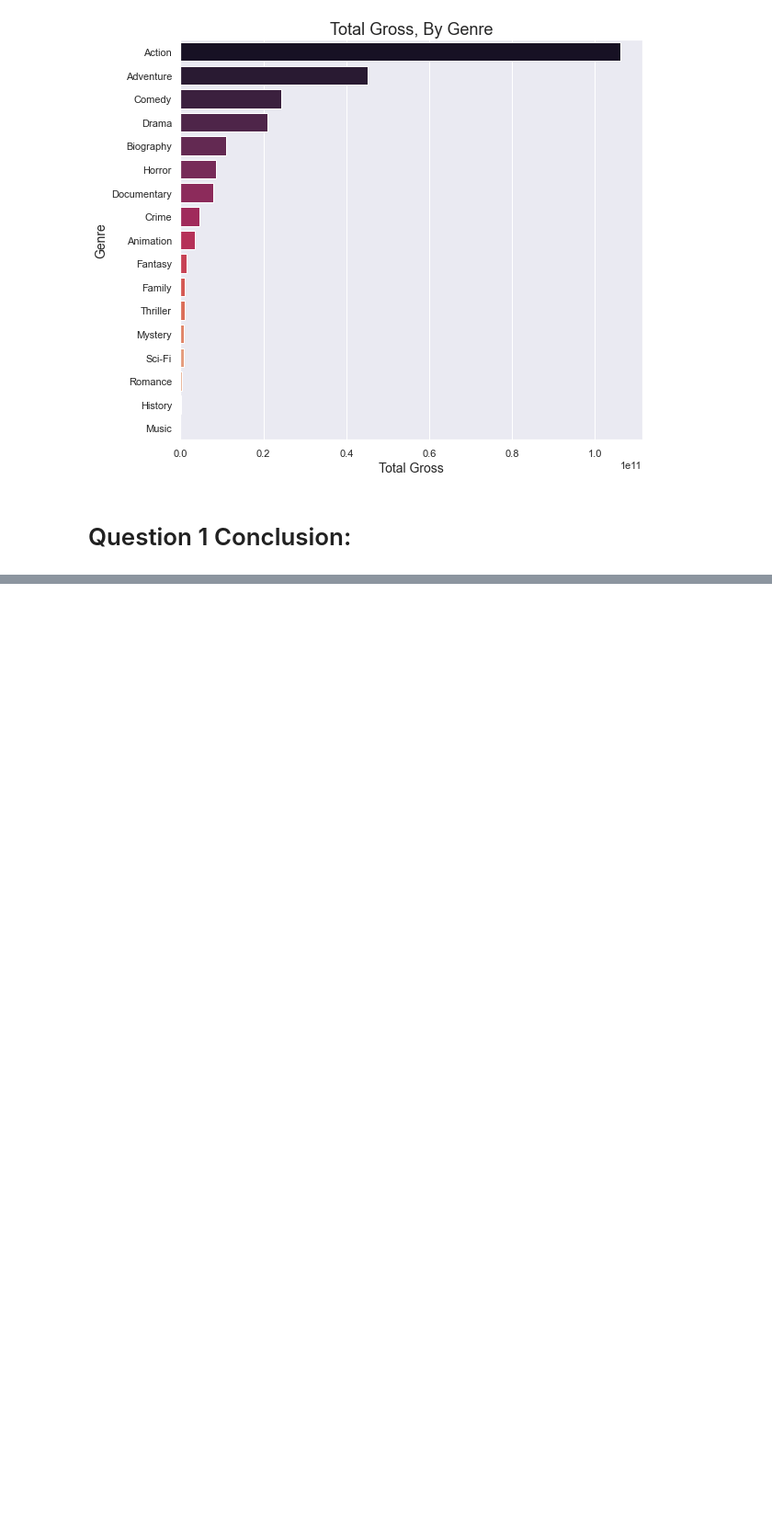
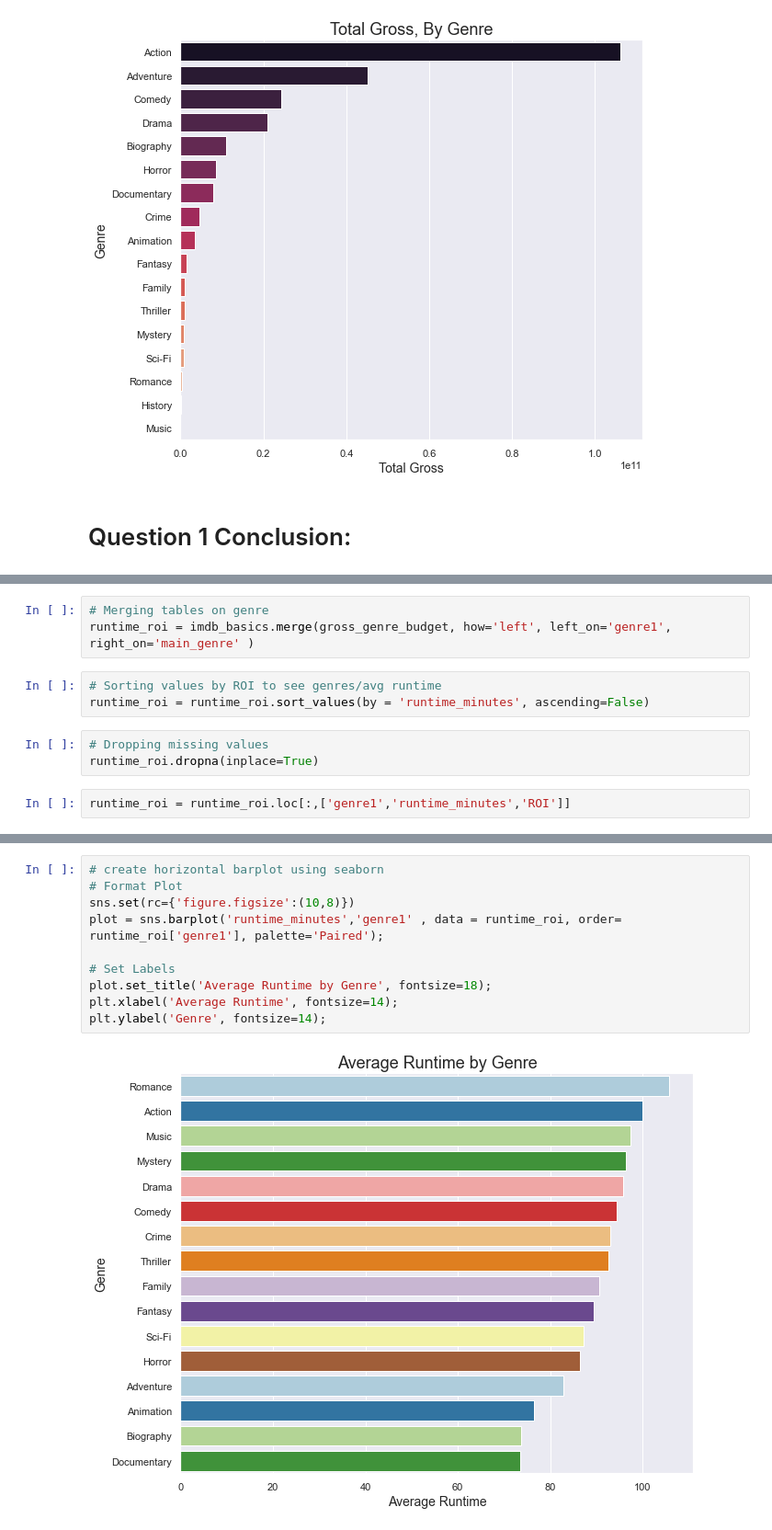
Before and after one commit to christiantsui/Movie-Data-Exploratory-Analysis, a Jupyter notebook: student.ipynb, the cells around one changed output, grey strips where cells are left out. Shown at 92% size. Saved outputs shown, nothing was run; the diff lists cells and outputs as text; blank space fills up the shorter version.

```diff
--- a/student.ipynb
+++ b/student.ipynb
@@ -393,0 +484,11 @@ plt.ylabel('Genre', fontsize=14);
+# %%
+# Merging tables on genre
+runtime_roi = imdb_basics.merge(gross_genre_budget, how='left', left_on='genre1', right_on='main_genre' )
+# %%
+# Sorting values by ROI to see genres/avg runtime
+runtime_roi = runtime_roi.sort_values(by = 'runtime_minutes', ascending=False)
+# %%
+# Dropping missing values
+runtime_roi.dropna(inplace=True)
+# %%
+runtime_roi = runtime_roi.loc[:,['genre1','runtime_minutes','ROI']]
@@ -393,0 +515,12 @@ plt.ylabel('Genre', fontsize=14);
+# %%
+# create horizontal barplot using seaborn
+# Format Plot
+sns.set(rc={'figure.figsize':(10,8)})
+plot = sns.barplot('runtime_minutes','genre1' , data = runtime_roi, order= runtime_roi['genre1'], palette='Paired');
+
+# Set Labels
+plot.set_title('Average Runtime by Genre', fontsize=18);
+plt.xlabel('Average Runtime', fontsize=14);
+plt.ylabel('Genre', fontsize=14);
+# %% [output]
+[figure, added]
```
Also changed, not shown: parts of 22 cells of this notebook.
